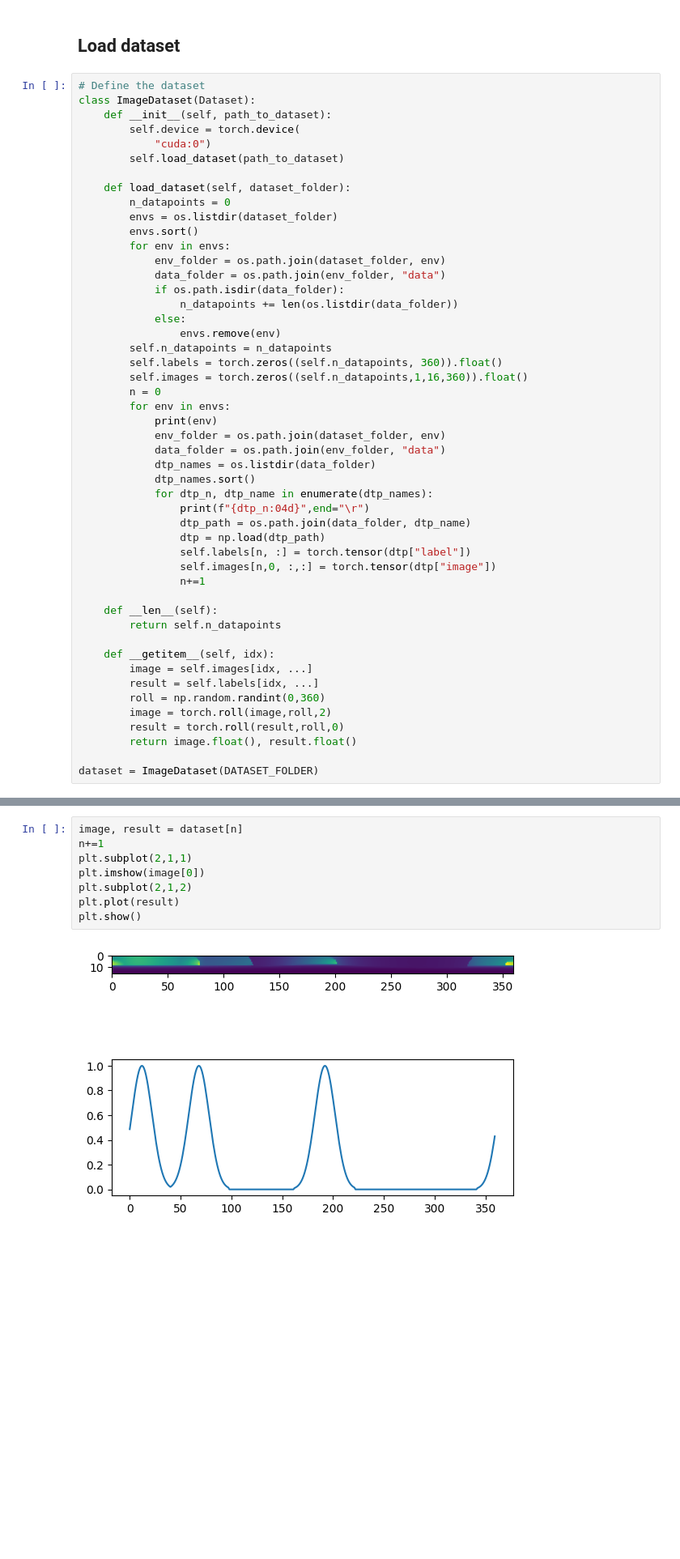
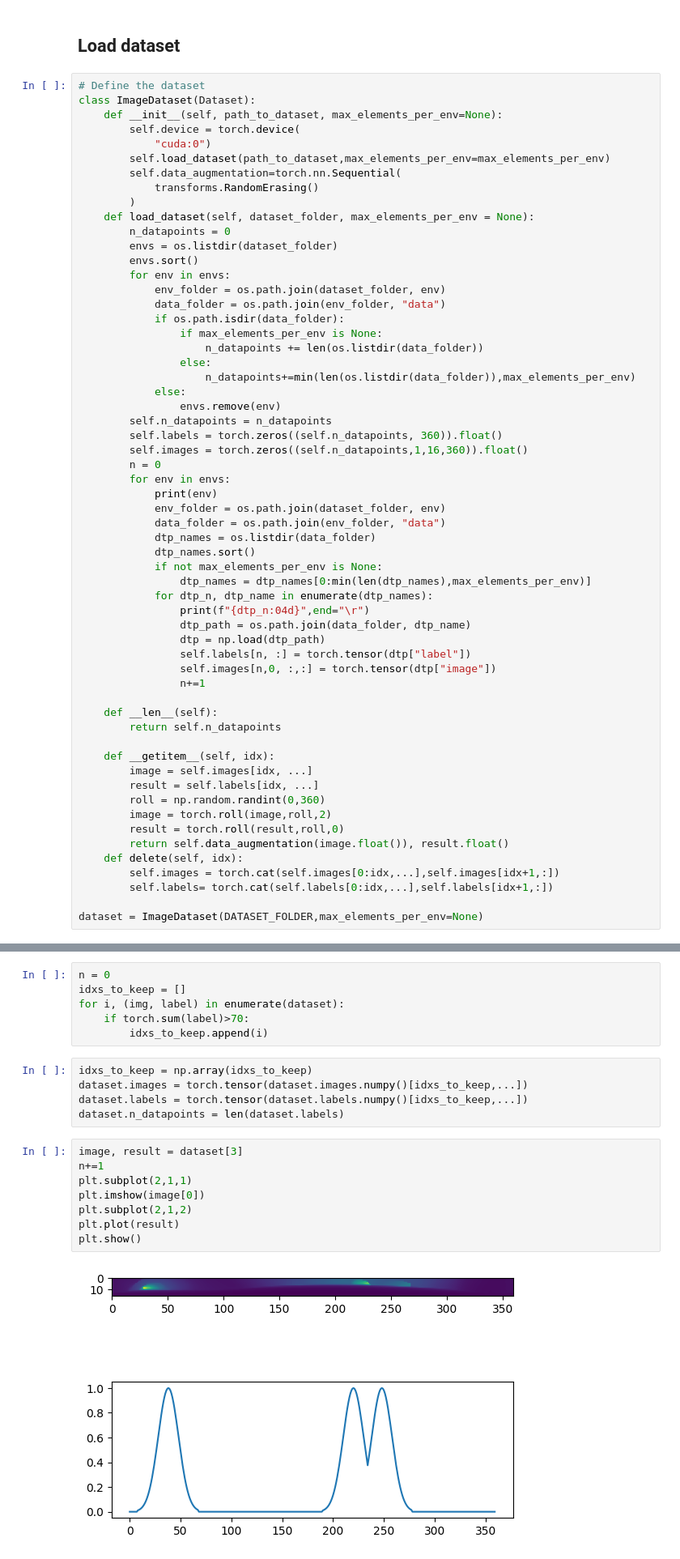
Before and after one commit to LorenzoCanoAn/gallery-detection, a Jupyter notebook: gallery_detection_python/scripts/train_nn.ipynb, the cells around one changed output, grey strips where cells are left out. Shown: that part at 81% size. Saved outputs shown, nothing was run; the diff lists cells and outputs as text; blank space fills up the shorter version.

```diff
--- a/gallery_detection_python/scripts/train_nn.ipynb
+++ b/gallery_detection_python/scripts/train_nn.ipynb
@@ -34,12 +35,14 @@ print(save_path)
 # %%
 # Define the dataset
 class ImageDataset(Dataset):
-    def __init__(self, path_to_dataset):
+    def __init__(self, path_to_dataset, max_elements_per_env=None):
         self.device = torch.device(
             "cuda:0")
-        self.load_dataset(path_to_dataset)
-
-    def load_dataset(self, dataset_folder):
+        self.load_dataset(path_to_dataset,max_elements_per_env=max_elements_per_env)
+        self.data_augmentation=torch.nn.Sequential(
+            transforms.RandomErasing()
+        )
+    def load_dataset(self, dataset_folder, max_elements_per_env = None):
         n_datapoints = 0
         envs = os.listdir(dataset_folder)
         envs.sort()
@@ -47,7 +50,10 @@ class ImageDataset(Dataset):
             env_folder = os.path.join(dataset_folder, env)
             data_folder = os.path.join(env_folder, "data")
             if os.path.isdir(data_folder):
-                n_datapoints += len(os.listdir(data_folder))
+                if max_elements_per_env is None:
+                    n_datapoints += len(os.listdir(data_folder))
+                else:
+                    n_datapoints+=min(len(os.listdir(data_folder)),max_elements_per_env)
             else:
                 envs.remove(env)
         self.n_datapoints = n_datapoints
@@ -60,6 +66,8 @@ class ImageDataset(Dataset):
             data_folder = os.path.join(env_folder, "data")
             dtp_names = os.listdir(data_folder)
             dtp_names.sort()
+            if not max_elements_per_env is None:
+                dtp_names = dtp_names[0:min(len(dtp_names),max_elements_per_env)]
             for dtp_n, dtp_name in enumerate(dtp_names):
                 print(f"{dtp_n:04d}",end="\r")
                 dtp_path = os.path.join(data_folder, dtp_name)
@@ -77,9 +85,12 @@ class ImageDataset(Dataset):
         roll = np.random.randint(0,360)
         image = torch.roll(image,roll,2)
         result = torch.roll(result,roll,0)
-        return image.float(), result.float()
+        return self.data_augmentation(image.float()), result.float()
+    def delete(self, idx):
+        self.images = torch.cat(self.images[0:idx,...],self.images[idx+1,:])
+        self.labels= torch.cat(self.labels[0:idx,...],self.labels[idx+1,:])
 
-dataset = ImageDataset(DATASET_FOLDER)
+dataset = ImageDataset(DATASET_FOLDER,max_elements_per_env=None)
 # %% [output]
 env_001
 env_002
@@ -99,13 +109,24 @@ n = 0
+# %%
+n = 0
+idxs_to_keep = []
+for i, (img, label) in enumerate(dataset):
+    if torch.sum(label)>70:
+        idxs_to_keep.append(i)
+# %%
+idxs_to_keep = np.array(idxs_to_keep)
+dataset.images = torch.tensor(dataset.images.numpy()[idxs_to_keep,...])
+dataset.labels = torch.tensor(dataset.labels.numpy()[idxs_to_keep,...])
+dataset.n_datapoints = len(dataset.labels)
 # %%
-image, result = dataset[n]
+image, result = dataset[3]
 n+=1
 plt.subplot(2,1,1)
 plt.imshow(image[0])
 plt.subplot(2,1,2)
 plt.plot(result)
 plt.show()
 # %% [output]
-[figure, old version]
+[figure, new version]
 # %%
 train_dataset, test_dataset = random_split(dataset,[0.9,0.1])
 torch.cuda.empty_cache()
```
Also changed, not shown: parts of 10 cells of this notebook, 2 other files.
